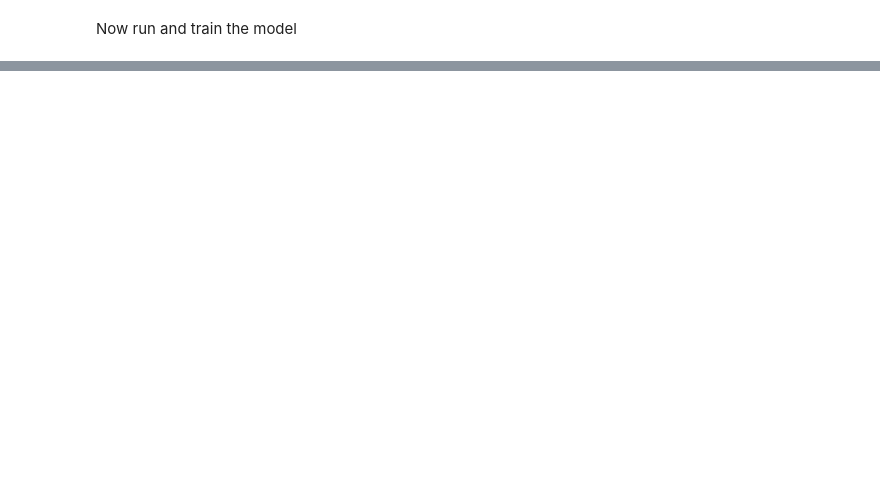
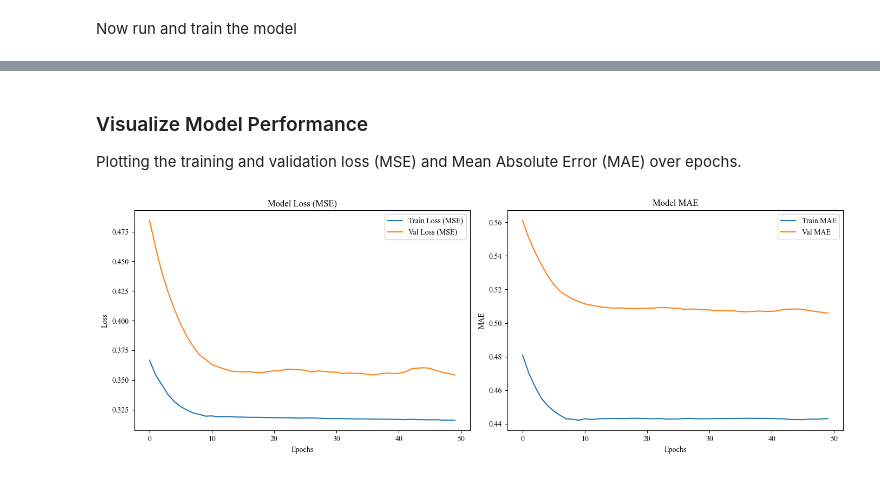
Before and after one commit to shahria-codes/artificial-neural-network-for-time-series, a Jupyter notebook: ipynb_files/Neural_Network/ffnn.ipynb, the cells around one changed output, grey strips where cells are left out. Saved outputs shown, nothing was run; the diff lists cells and outputs as text; code cells hidden in the pictures; blank space fills up the shorter version.

Commit message:
adding matplot

```diff
--- a/ipynb_files/Neural_Network/ffnn.ipynb
+++ b/ipynb_files/Neural_Network/ffnn.ipynb
@@ -148,0 +149,29 @@ Predictions for the 2024-2025 Test Set:
+# %% [markdown]
+### Visualize Model Performance
+Plotting the training and validation loss (MSE) and Mean Absolute Error (MAE) over epochs.
+# %%
+import matplotlib.pyplot as plt
+plt.rcParams['font.family'] = 'Times New Roman'
+
+fig, (ax1, ax2) = plt.subplots(1, 2, figsize=(14, 5))
+
+# Plot Loss (MSE)
+ax1.plot(ffnn_history.history["loss"], label="Train Loss (MSE)")
+ax1.plot(ffnn_history.history["val_loss"], label="Val Loss (MSE)")
+ax1.set_title("Model Loss (MSE)")
+ax1.set_xlabel("Epochs")
+ax1.set_ylabel("Loss")
+ax1.legend()
+
+# Plot MAE
+ax2.plot(ffnn_history.history["mae"], label="Train MAE")
+ax2.plot(ffnn_history.history["val_mae"], label="Val MAE")
+ax2.set_title("Model MAE")
+ax2.set_xlabel("Epochs")
+ax2.set_ylabel("MAE")
+ax2.legend()
+
+plt.tight_layout()
+plt.show()
+# %% [output]
+[figure, added]
```
Also changed, not shown: parts of 7 cells of this notebook.
